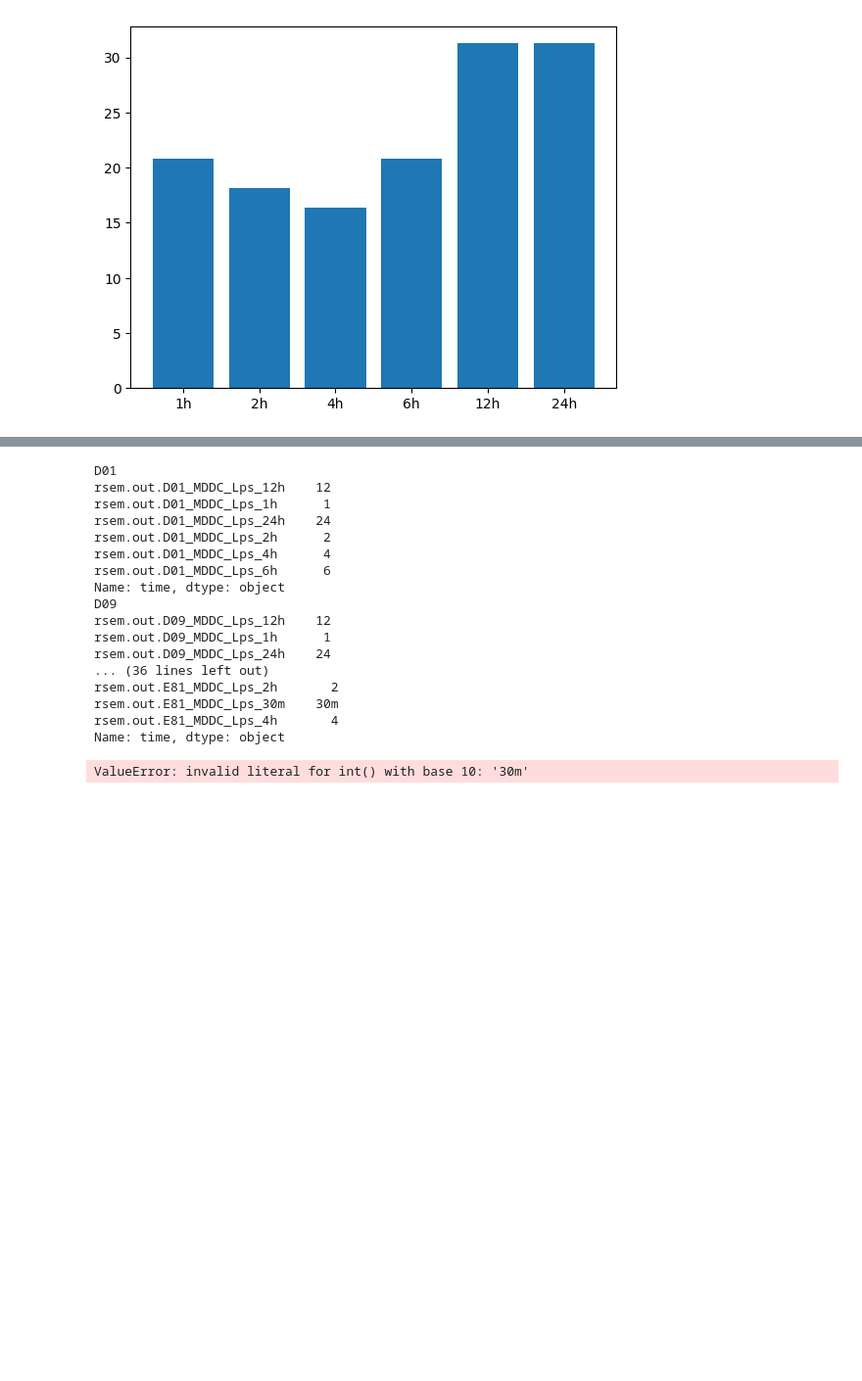
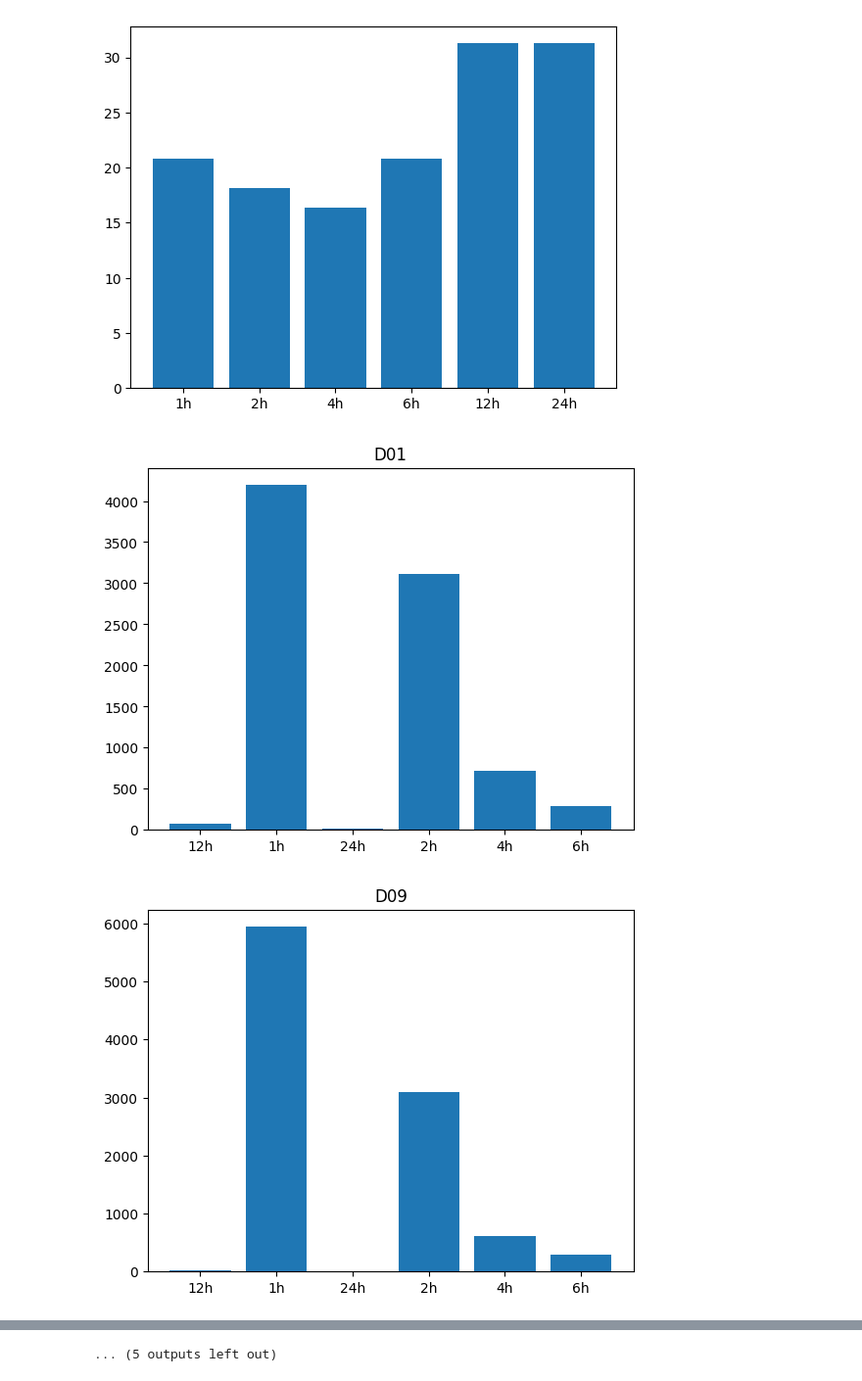
Before and after one commit to colabobio/teaching-materials, a Jupyter notebook: gsbs-bbs764/rnaseq_tpm_analysis.ipynb, the cells around one changed output, grey strips where cells are left out. Shown at 98% size. Drawn from its saved outputs; the diff is of its cells as text; code cells hidden in the pictures; blank space fills up the shorter version.

```diff
--- a/gsbs-bbs764/rnaseq_tpm_analysis.ipynb
+++ b/gsbs-bbs764/rnaseq_tpm_analysis.ipynb
@@ -61,21 +44,21 @@ plt.savefig("plt.pdf")
 # %% [output]
 [figure]
 # %%
+obs_times = pd.CategoricalDtype(categories=['30m', '1h', '2h', '4h', '6h', '12h', '24h'], ordered=True)
+
 def get_donor_data(all_data, donor_id):
-    print(donor_id)
     donor_data = all_data.filter(regex=donor_id + '_MDDC_Lps')
     donor_data = donor_data.transpose()
-    donor_data['time'] = donor_data.index
-    tstr = donor_data['time'].str.split('_')
-
-    tstr = tstr.str[3].str.replace('h', '')
-
-    # print(tstr)
-    # donor_data['time'] = tstr.astype(int)
-    # donor_data.sort_values(by='time', inplace=True)
-    # return donor_data
+    idx = donor_data.index.str.split('_')
+    donor_data.index = idx.str[3].astype(obs_times)
+    return donor_data
 # %%
 gene = 'TNF'
 for id in donors:
-   dd = get_donor_data(df, id)
+    dd = get_donor_data(df, id)
+    plt.title(id)
+    plt.bar(dd.index, dd[gene])
+    plt.show()
 # %% [output]
+[figure, added]
+[figure, added]
@@ -82,18 +75 @@ for id in donors:
-D01
-rsem.out.D01_MDDC_Lps_12h    12
-rsem.out.D01_MDDC_Lps_1h      1
-rsem.out.D01_MDDC_Lps_24h    24
-rsem.out.D01_MDDC_Lps_2h      2
-rsem.out.D01_MDDC_Lps_4h      4
-rsem.out.D01_MDDC_Lps_6h      6
-Name: time, dtype: object
-D09
-rsem.out.D09_MDDC_Lps_12h    12
-rsem.out.D09_MDDC_Lps_1h      1
-rsem.out.D09_MDDC_Lps_24h    24
-... (36 lines left out)
-rsem.out.E81_MDDC_Lps_2h       2
-rsem.out.E81_MDDC_Lps_30m    30m
-rsem.out.E81_MDDC_Lps_4h       4
-Name: time, dtype: object
+... (5 outputs left out)
-ValueError: invalid literal for int() with base 10: '30m'
```
Also changed, not shown: parts of 24 cells of this notebook.
